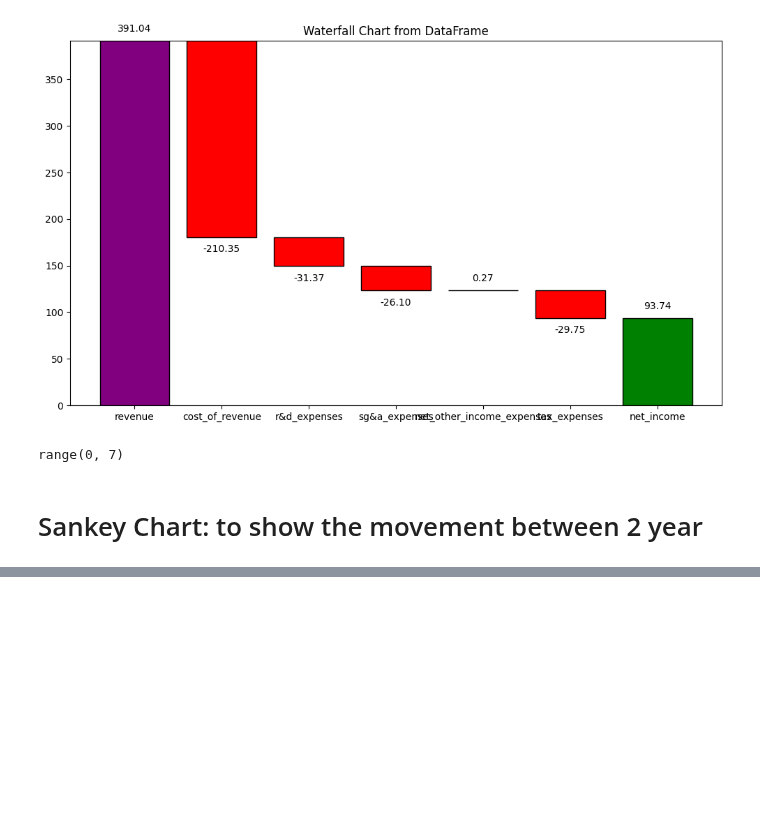
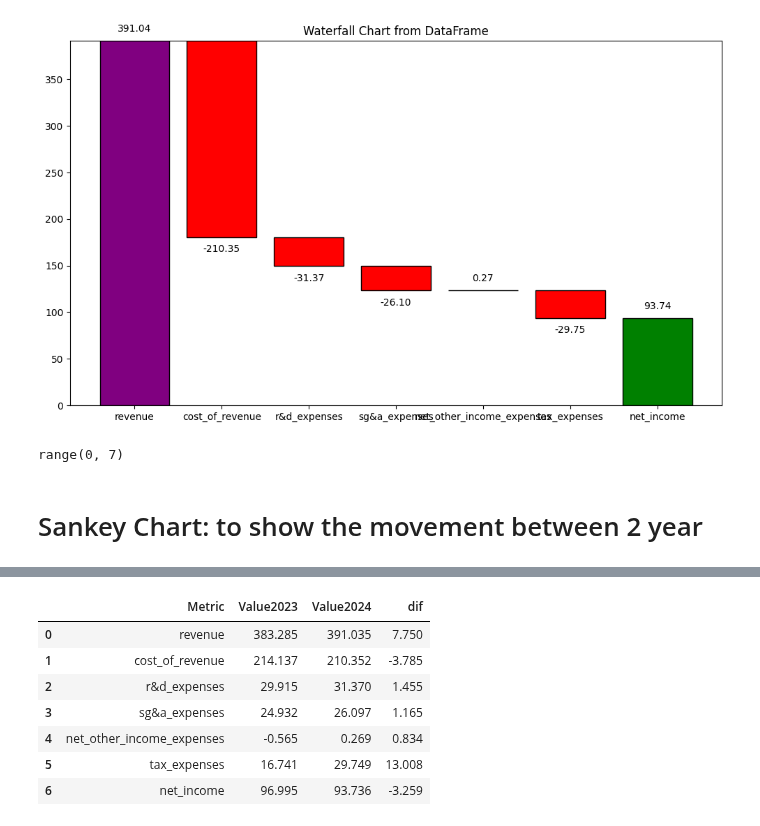
Before and after one commit to tdoan123/data-learning-journey, a Jupyter notebook: Projects/FinancialStatementAnalysis/apple_income_statement_annual.ipynb, the cells around one changed output, grey strips where cells are left out. Saved outputs shown, nothing was run; the diff lists cells and outputs as text; code cells hidden in the pictures; blank space fills up the shorter version.

```diff
--- a/Projects/FinancialStatementAnalysis/apple_income_statement_annual.ipynb
+++ b/Projects/FinancialStatementAnalysis/apple_income_statement_annual.ipynb
@@ -744,0 +773,11 @@ step 2:
+# %%
+df_2023_2024
+# %% [output]
+|  | Metric | Value2023 | Value2024 | dif |
+| 0 | revenue | 383.285 | 391.035 | 7.750 |
+| 1 | cost_of_revenue | 214.137 | 210.352 | -3.785 |
+| 2 | r&d_expenses | 29.915 | 31.370 | 1.455 |
+| 3 | sg&a_expenses | 24.932 | 26.097 | 1.165 |
+| 4 | net_other_income_expenses | -0.565 | 0.269 | 0.834 |
+| 5 | tax_expenses | 16.741 | 29.749 | 13.008 |
+| 6 | net_income | 96.995 | 93.736 | -3.259 |
```
Also changed, not shown: parts of 18 cells of this notebook.
